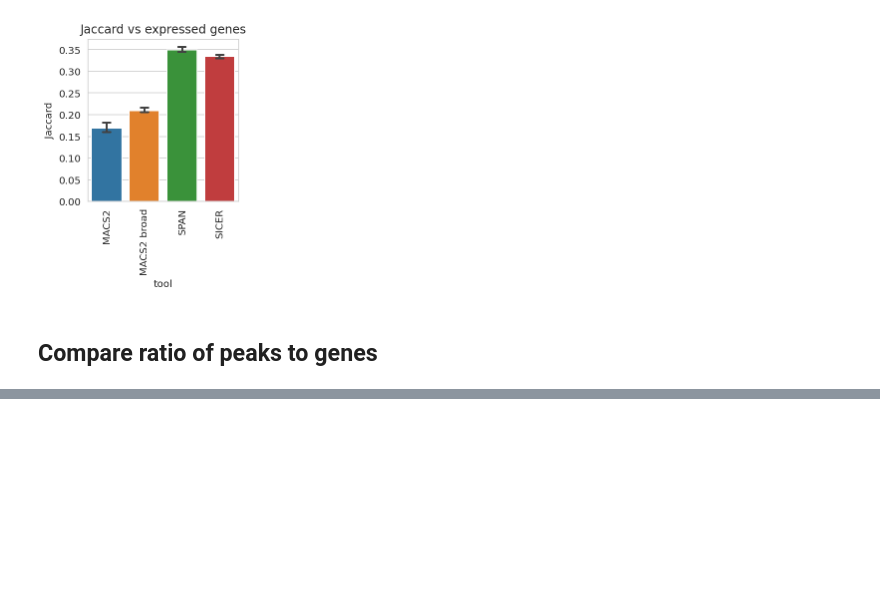
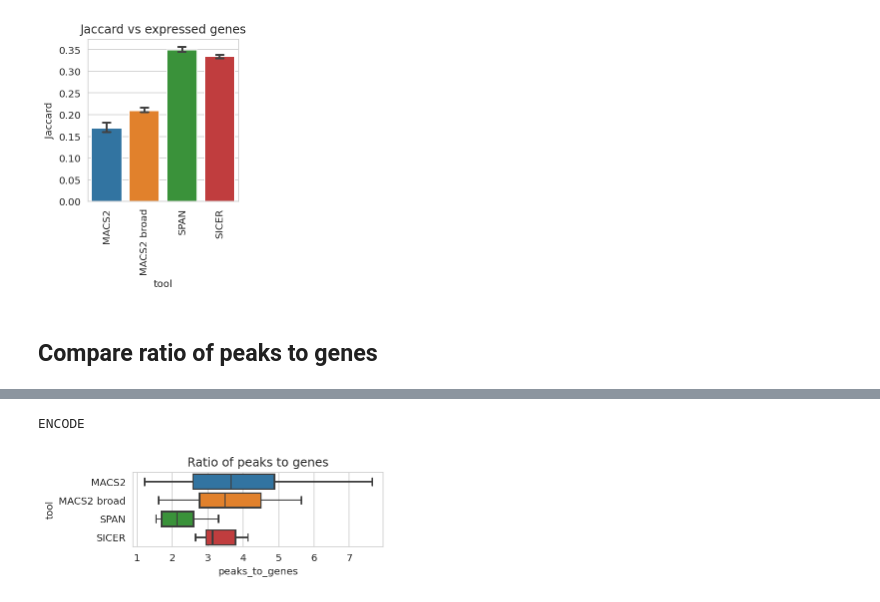
Before and after one commit to JetBrains-Research/peak-callers-analysis, a Jupyter notebook: 2023 - rnaseq.ipynb, the cells around one changed output, grey strips where cells are left out. Saved outputs shown, nothing was run; the diff lists cells and outputs as text; code cells hidden in the pictures; blank space fills up the shorter version.

```diff
--- a/2023 - rnaseq.ipynb
+++ b/2023 - rnaseq.ipynb
@@ -805,8 +760,9 @@ def genes_peaks_ratio(df_peaks, expression):
             continue
         genes_file = sorted_file(expression[c, r])
         peaks_file = sorted_file(file)
-        !bedtools intersect -a {genes_file} -b {peaks_file} -wa -wb > {tf}
-        expr_cols = len(pd.read_csv(tf, sep='\t', header=None, nrows=1).columns)
+        ! echo "" > {tf}
+        ! bedtools intersect -a {genes_file} -b {peaks_file} -wa -wb > {tf}
+        expr_cols = len(pd.read_csv(genes_file, sep='\t', header=None, nrows=1).columns)
         try:
             tf_expression = pd.read_csv(tf, sep='\t', header=None)
             genes = len(tf_expression.groupby([0, 1, 2]).count())
@@ -820,4 +776,8 @@ def genes_peaks_ratio(df_peaks, expression):
         columns=['cell', 'replicate', 'tool', 'genes', 'peaks'],
         dtype=object
     )
+    df['peaks_to_genes'] = df['peaks'] / df['genes']
     return df
+# %%
+encode_genes_ratios = genes_peaks_ratio(df_encode_peaks, encode_expression)
+encode_genes_ratios.sample(3)
@@ -823,0 +806,14 @@ def genes_peaks_ratio(df_peaks, expression):
+# %%
+print('ENCODE')
+plt.figure(figsize=(5, 2))
+ax = plt.axes()
+sns.boxplot(data=encode_genes_ratios, x='peaks_to_genes', y='tool', ax=ax,
+            palette=TOOLS_PALETTE,
+            order=['MACS2', 'MACS2 broad', 'SPAN', 'SICER'],
+            showfliers=False)
+ax.title.set_text('Ratio of peaks to genes')
+plt.tight_layout()
+plt.show()
+# %% [output]
+ENCODE
+[figure, added]
```
Also changed, not shown: parts of 6 cells of this notebook.
